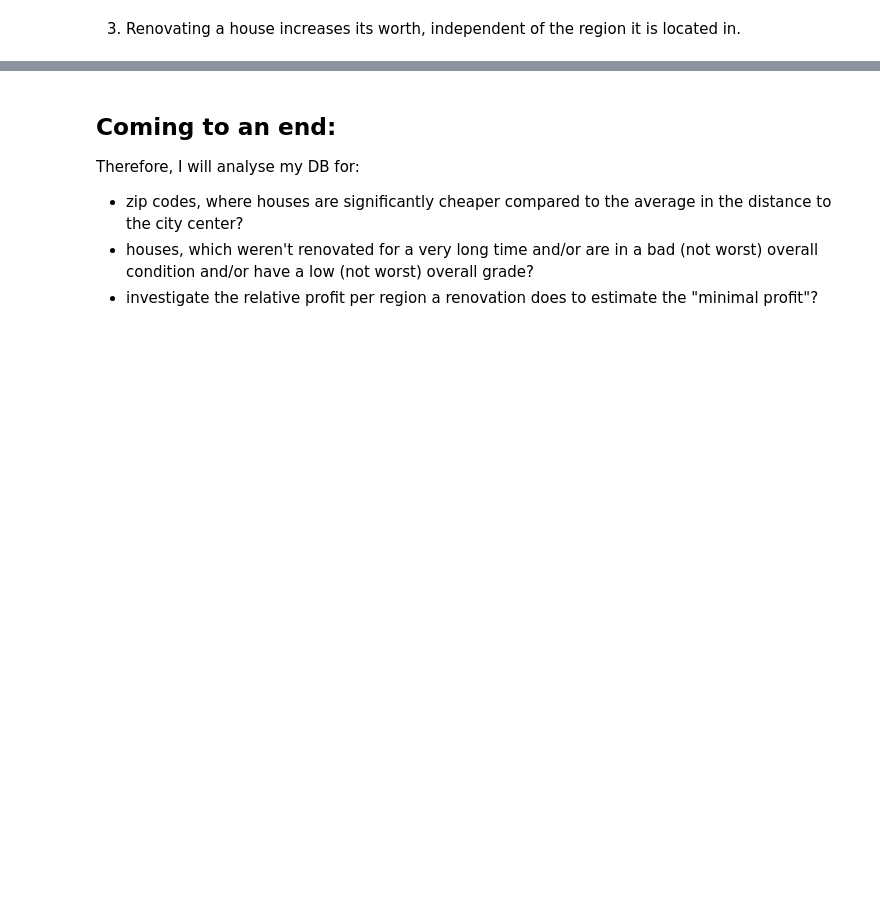
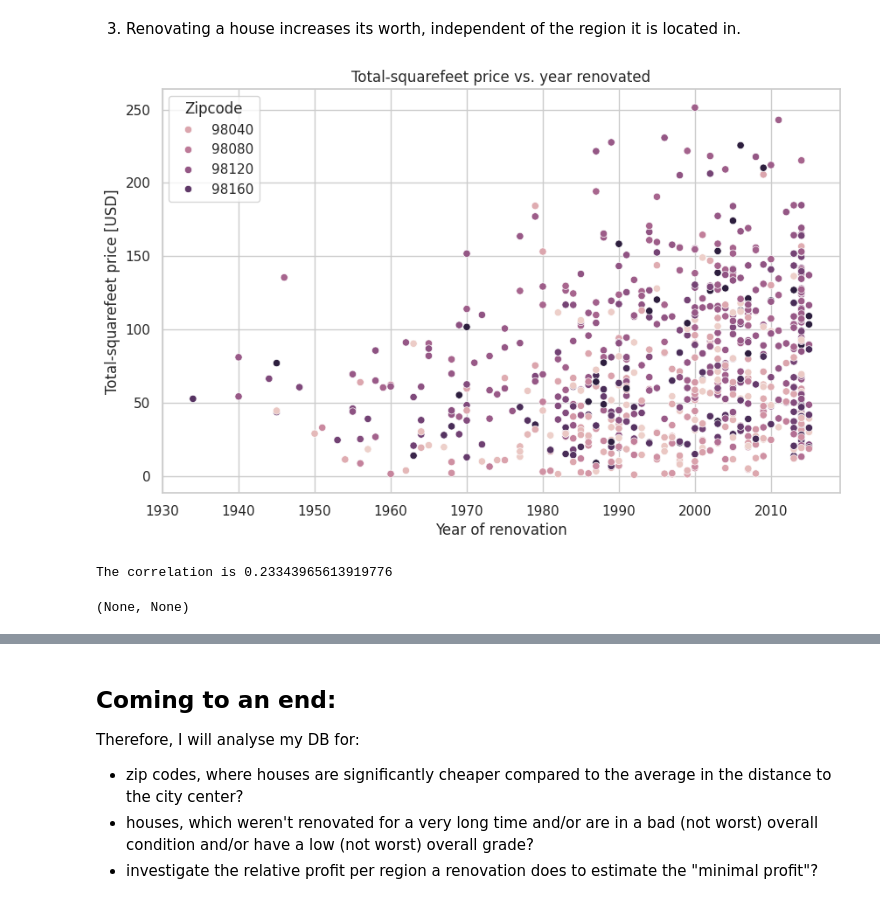
Before and after one commit to TheScieeentist/EDA_Project_RealEstate, a Jupyter notebook: EDA.ipynb, the cells around one changed output, grey strips where cells are left out. Saved outputs shown, nothing was run; the diff lists cells and outputs as text; code cells hidden in the pictures; blank space fills up the shorter version.

```diff
--- a/EDA.ipynb
+++ b/EDA.ipynb
@@ -582,18 +575,22 @@ sns.boxplot(data=df_poor, x='yr_renovated', y='price')
 # %%
 #create a scatter plot demonstrating the prices vs. the year renovated:
 
 sns.set(style="whitegrid")
 
 plt.figure(figsize=(10, 6))
 
 sns.scatterplot(data=db_request, x='yr_renovated', y='total_sqft_price', hue="zipcode")
 
-# Ästhetik des Plots anpassen
-plt.title("Price vs. year renovated")
-plt.xlabel('year of renovation')
-plt.ylabel('total house price')
+# Esthetics of the Plots:
+plt.title("Total-squarefeet price vs. year renovated")
+plt.xlabel('Year of renovation')
+plt.ylabel('Total-squarefeet price [USD]')
 plt.legend(title="Zipcode")  # Legende für die Farben einfügen
 
 corr_price_renov = db_request['yr_renovated'].corr(db_request['total_sqft_price'])
 plt.show(), print('The correlation is', corr_price_renov)
+# %% [output]
+[figure, added]
+The correlation is 0.23343965613919776
+(None, None)
 # %%
```
Also changed, not shown: parts of 54 cells of this notebook, 8 other files.
